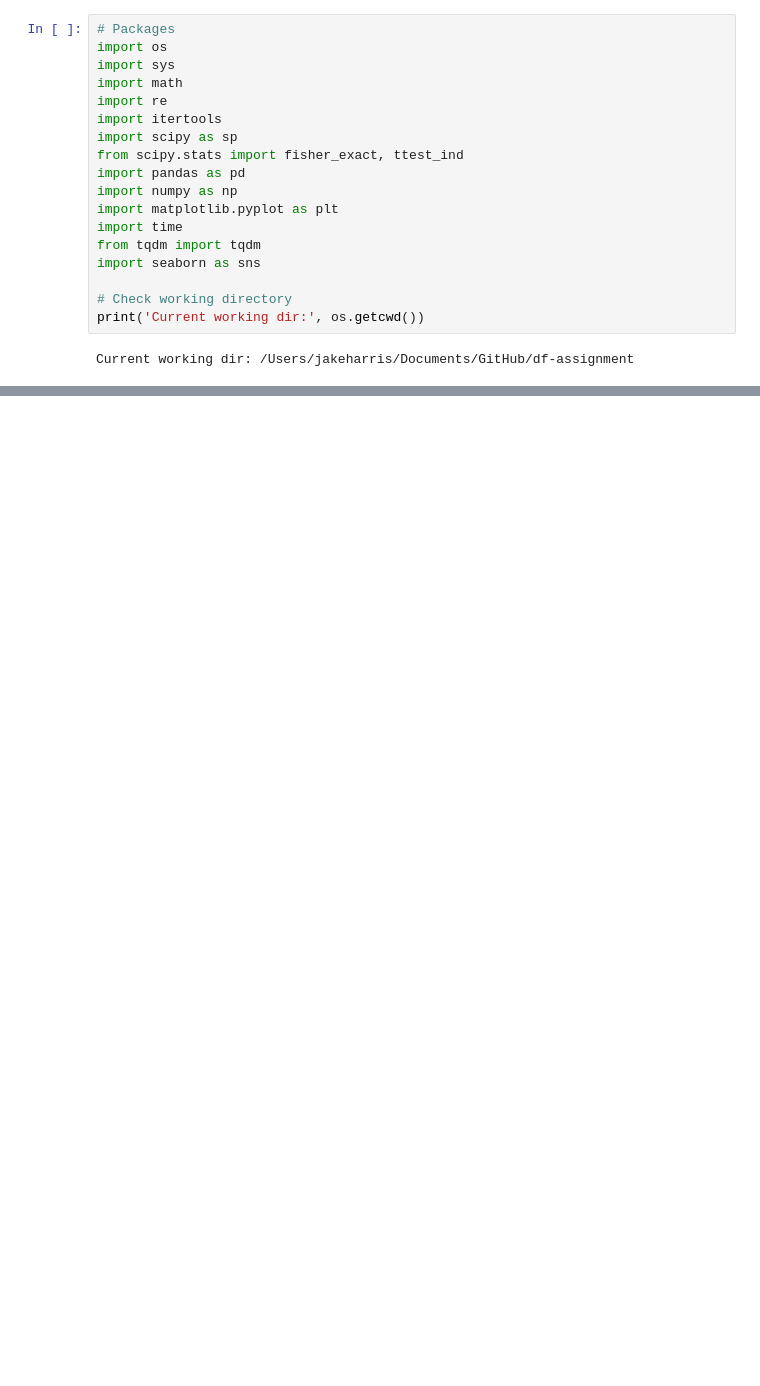
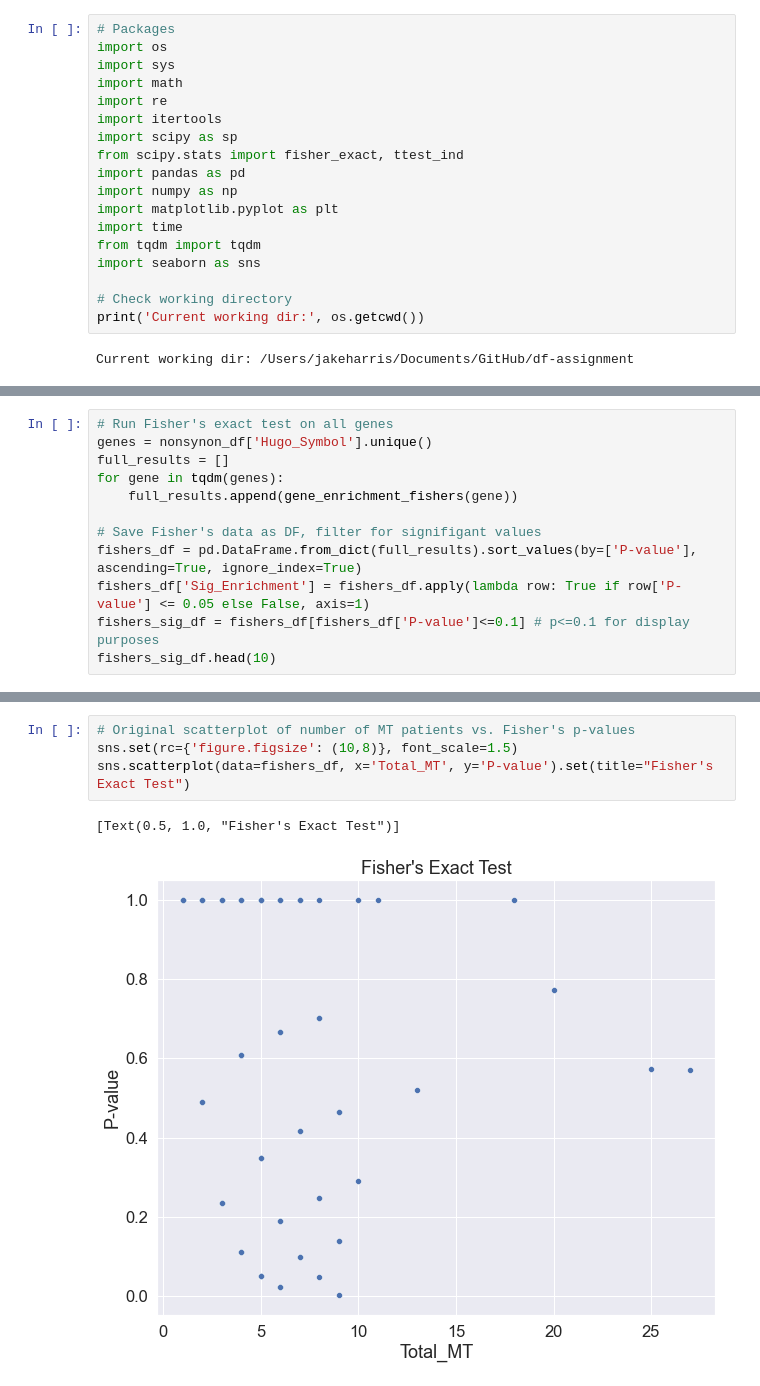
Before and after one commit to jakecharris/dana_farber-assignment, a Jupyter notebook: code-notebook.ipynb, the cells around one changed output, grey strips where cells are left out. Saved outputs shown, nothing was run; the diff lists cells and outputs as text; blank space fills up the shorter version.

```diff
--- a/code-notebook.ipynb
+++ b/code-notebook.ipynb
@@ -409,0 +281,12 @@ gene_enrichment_table[gene_enrichment_table['Gene']=='CEP350']
+# %%
+# Run Fisher's exact test on all genes
+genes = nonsynon_df['Hugo_Symbol'].unique()
+full_results = []
+for gene in tqdm(genes):
+    full_results.append(gene_enrichment_fishers(gene))
+
+# Save Fisher's data as DF, filter for signifigant values
+fishers_df = pd.DataFrame.from_dict(full_results).sort_values(by=['P-value'], ascending=True, ignore_index=True)
+fishers_df['Sig_Enrichment'] = fishers_df.apply(lambda row: True if row['P-value'] <= 0.05 else False, axis=1)
+fishers_sig_df = fishers_df[fishers_df['P-value']<=0.1] # p<=0.1 for display purposes
+fishers_sig_df.head(10)
@@ -409,0 +300,7 @@ gene_enrichment_table[gene_enrichment_table['Gene']=='CEP350']
+# %%
+# Original scatterplot of number of MT patients vs. Fisher's p-values
+sns.set(rc={'figure.figsize': (10,8)}, font_scale=1.5)
+sns.scatterplot(data=fishers_df, x='Total_MT', y='P-value').set(title="Fisher's Exact Test")
+# %% [output]
+[Text(0.5, 1.0, "Fisher's Exact Test")]
+[figure, added]
```
Also changed, not shown: parts of 25 cells of this notebook.
